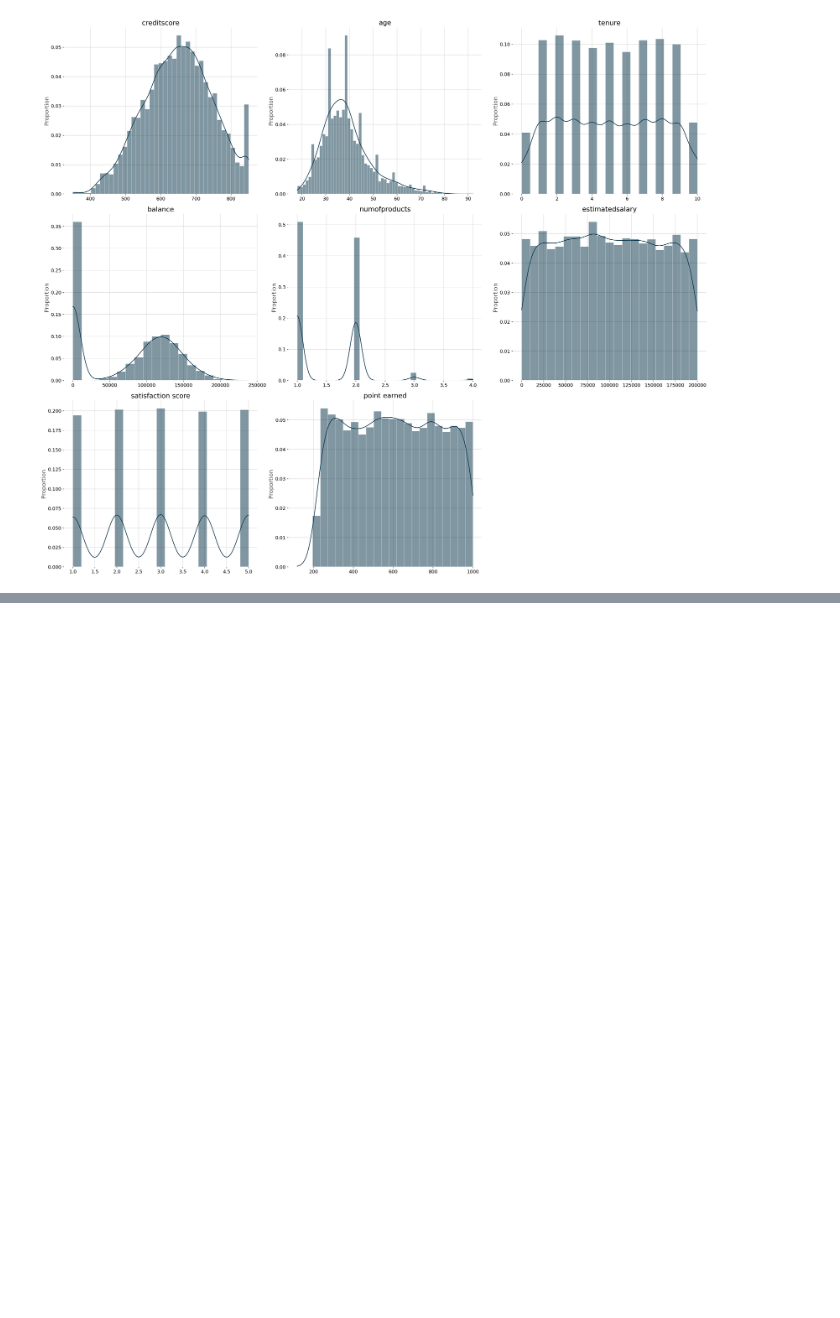
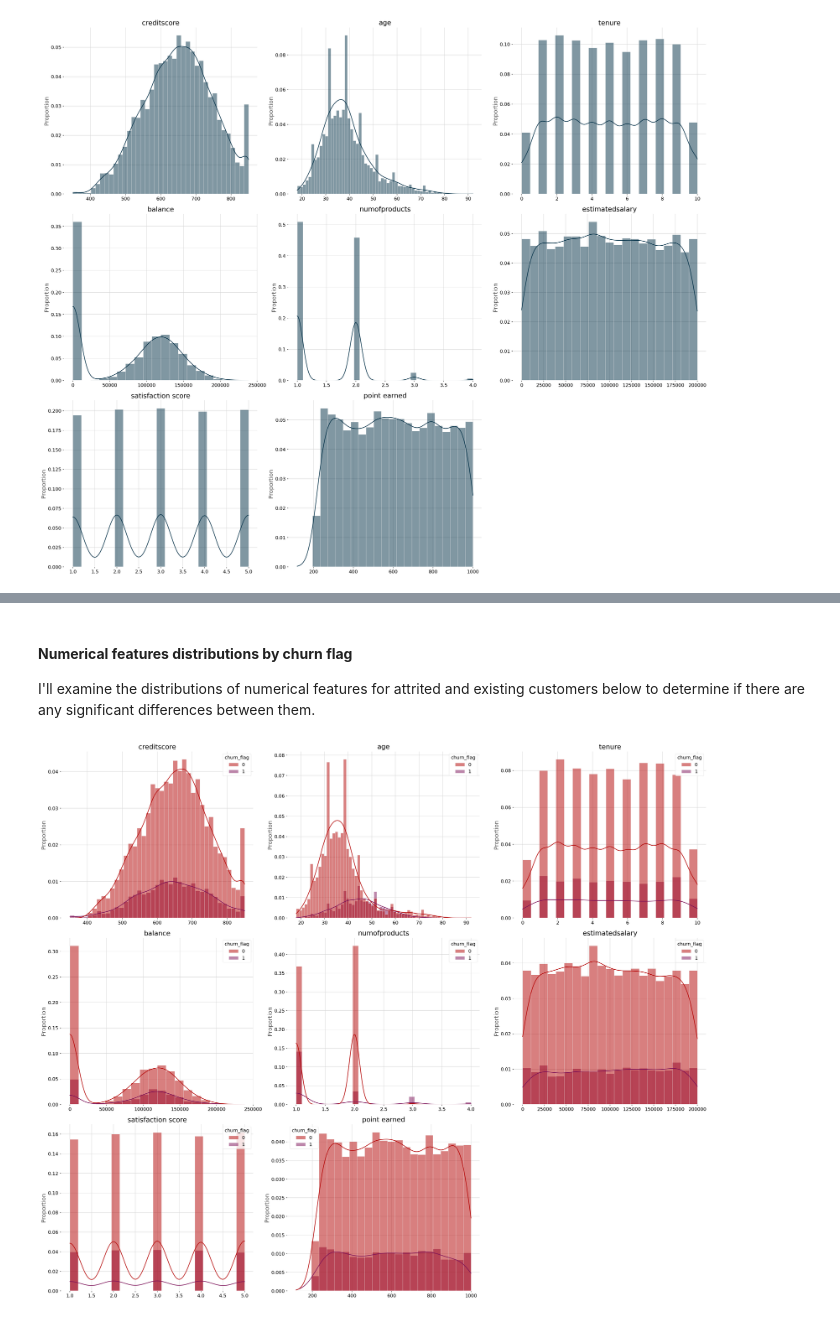
Before and after one commit to vitorsbarboza/Banking-Customer-Churn, a Jupyter notebook: notebooks/EDA.ipynb, the cells around one changed output, grey strips where cells are left out. Saved outputs shown, nothing was run; the diff lists cells and outputs as text; code cells hidden in the pictures; blank space fills up the shorter version.

```diff
--- a/notebooks/EDA.ipynb
+++ b/notebooks/EDA.ipynb
@@ -443,0 +543,9 @@ analysis_plots(data=train, features=feature_numplot, kde=True, figsize=(24, 20))
+# %% [markdown]
+#### **Numerical features distributions by churn flag**
+
+
+I'll examine the distributions of numerical features for attrited and existing customers below to determine if there are any significant differences between them.
+# %%
+analysis_plots(data=train, features=feature_numplot, histplot=True, kde=True, hue=target, figsize=(24, 20))
+# %% [output]
+[figure, added]
```
Also changed, not shown: parts of 23 cells of this notebook, 2 other files.
